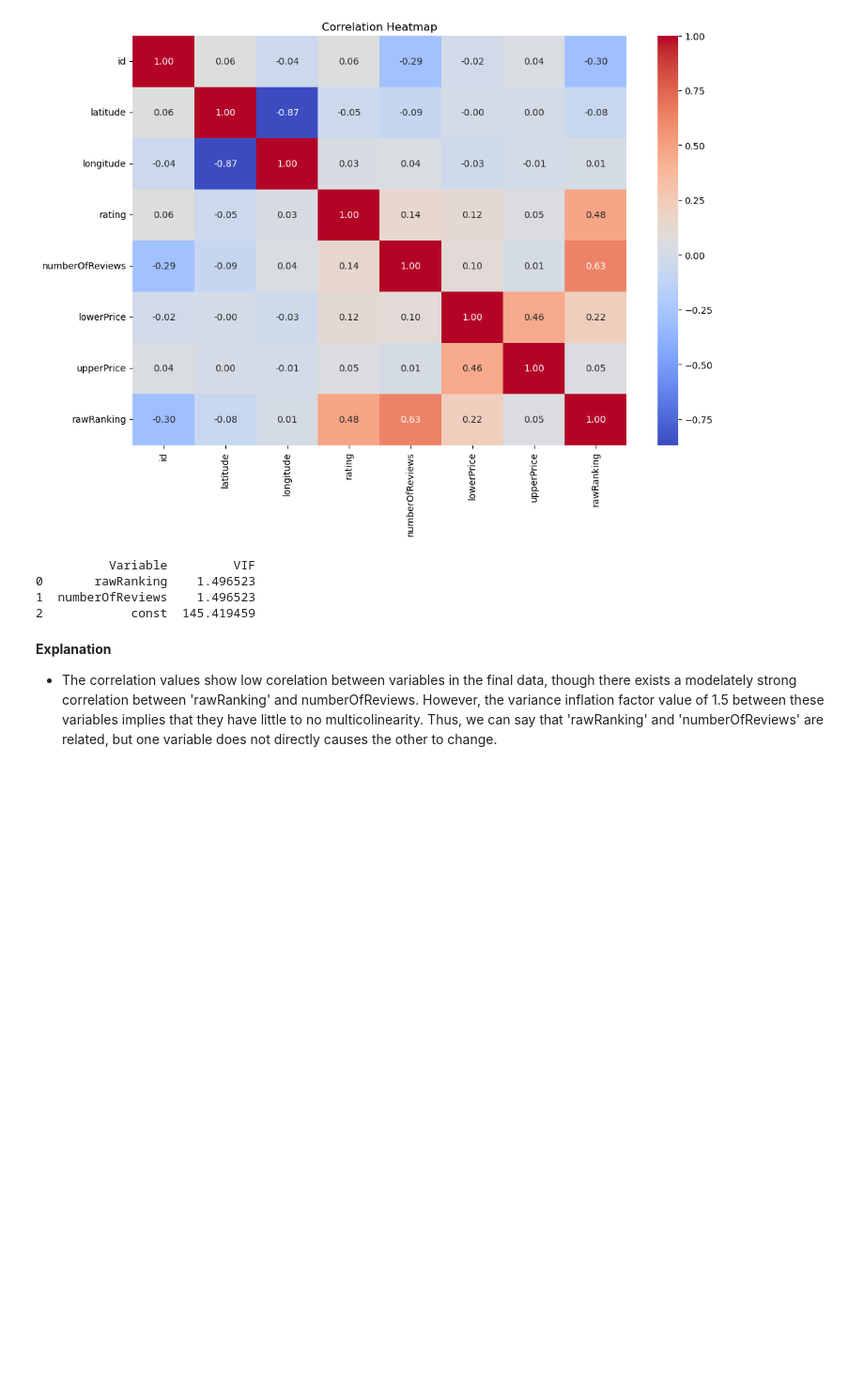
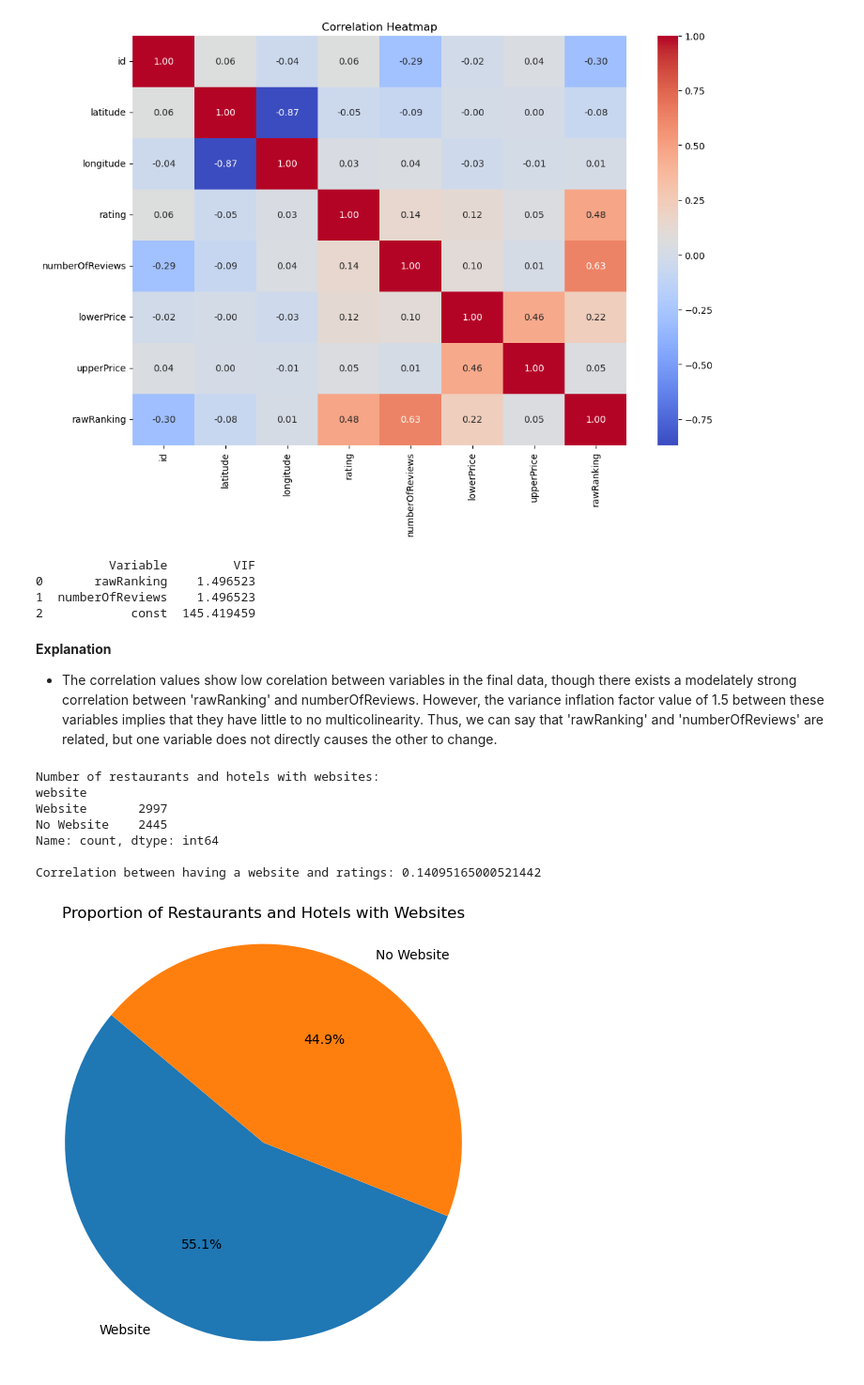
Before and after one commit to Ivan3864/Flavors-of-Kenya-The-Restaurant-Recommender, a Jupyter notebook: Notebook.ipynb, the cells around one changed output. Shown: that part at 94% size. Cells and saved outputs as stored; diff of their text form; code cells hidden in the pictures; blank space fills up the shorter version.

Commit message:
EDA - website prescence

```diff
--- a/Notebook.ipynb
+++ b/Notebook.ipynb
@@ -627,3 +627,42 @@ print(vif_data)
 # %% [markdown]
 **Explanation**
 - The correlation values show low corelation between variables in the final data, though there exists a modelately strong correlation between 'rawRanking' and numberOfReviews. However, the variance inflation factor value of 1.5 between these variables implies that they have little to no multicolinearity. Thus, we can say that 'rawRanking' and 'numberOfReviews' are related, but one variable does not directly causes the other to change.
+# %%
+import matplotlib.pyplot as plt
+
+# website presence
+# Count the number of restaurants and hotels with websites
+website_counts = final_data['website'].apply(lambda x: 'No Website' if 'No Website' in x else 'Website').value_counts()
+
+# Display the count
+print("Number of restaurants and hotels with websites:")
+print(website_counts)
+
+# Is there a correlation between having a website and higher ratings?
+# Convert the 'website' column to a binary variable
+final_data['has_website'] = final_data['website'].apply(lambda x: 0 if 'No Website' in x else 1)
+
+# Calculate the correlation coefficient between 'has_website' and 'rating'
+correlation = final_data['has_website'].corr(final_data['rating'])
+
+# Display the correlation coefficient
+print("\nCorrelation between having a website and ratings:", correlation)
+
+# Step 3: Create a pie chart showing the proportion of restaurants with websites
+# Create a pie chart
+plt.figure(figsize=(6, 6))
+plt.pie(website_counts, labels=website_counts.index, autopct='%1.1f%%', startangle=140)
+plt.title('Proportion of Restaurants and Hotels with Websites')
+plt.axis('equal')
+
+# Display the pie chart
+plt.show()
+# %% [output]
+Number of restaurants and hotels with websites:
+website
+Website       2997
+No Website    2445
+Name: count, dtype: int64
+
+Correlation between having a website and ratings: 0.14095165000521442
+[figure, added]
```
Also changed, not shown: parts of 1 cell of this notebook.
